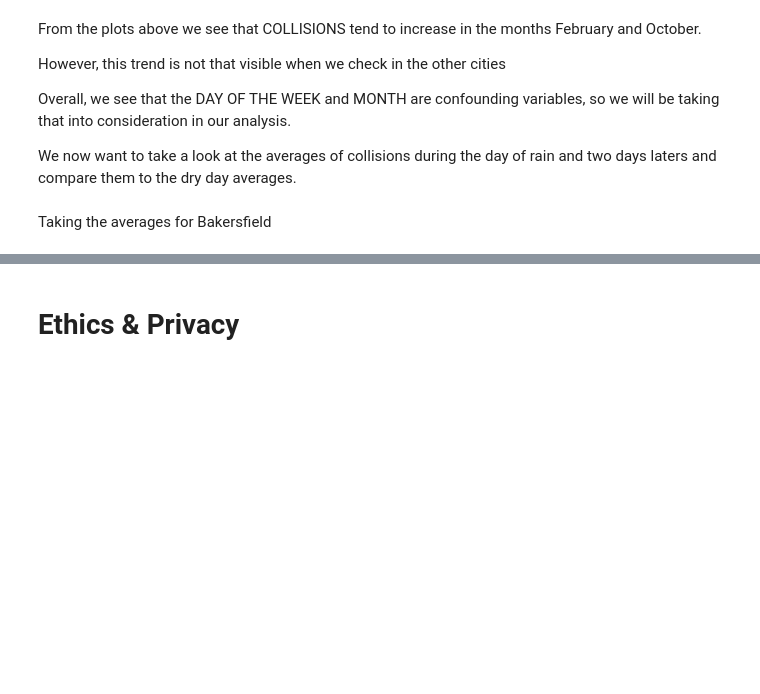
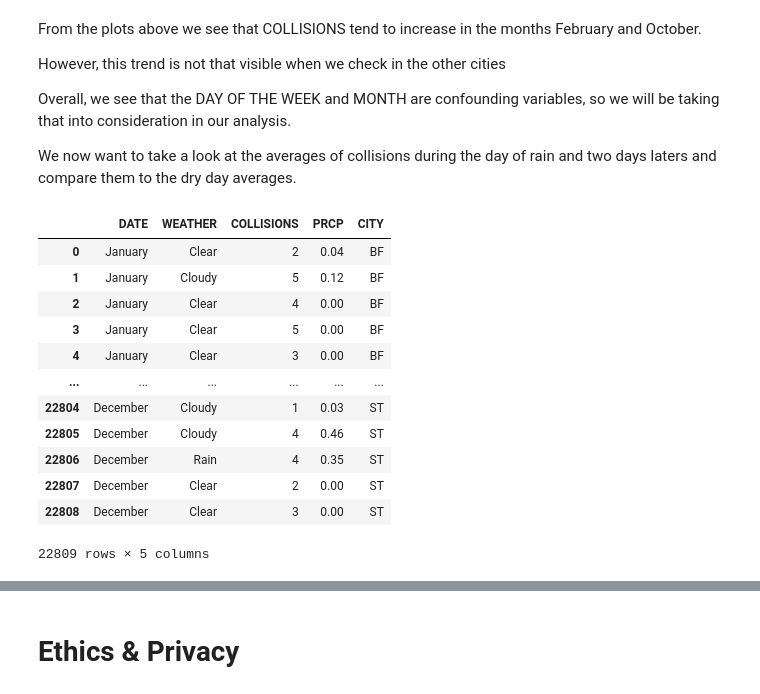
Before and after one commit to DeusSeos/Group007-Wi22-Resume, a Jupyter notebook: FinalProjectGroup007-Wi22.ipynb, the cells around one changed output, grey strips where cells are left out. Cells and saved outputs as stored; diff of their text form; code cells hidden in the pictures; blank space fills up the shorter version.

```diff
--- a/FinalProjectGroup007-Wi22.ipynb
+++ b/FinalProjectGroup007-Wi22.ipynb
@@ -531,2 +521,0 @@ We now want to take a look at the averages of collisions during the day of rain
-# %% [markdown]
-Taking the averages for Bakersfield
@@ -536,0 +522,16 @@ bfMonthAverages
+# %%
+wc_m
+# %% [output]
+|  | DATE | WEATHER | COLLISIONS | PRCP | CITY |
+| 0 | January | Clear | 2 | 0.04 | BF |
+| 1 | January | Cloudy | 5 | 0.12 | BF |
+| 2 | January | Clear | 4 | 0.00 | BF |
+| 3 | January | Clear | 5 | 0.00 | BF |
+| 4 | January | Clear | 3 | 0.00 | BF |
+| ... | ... | ... | ... | ... | ... |
+| 22804 | December | Cloudy | 1 | 0.03 | ST |
+| 22805 | December | Cloudy | 4 | 0.46 | ST |
+| 22806 | December | Rain | 4 | 0.35 | ST |
+| 22807 | December | Clear | 2 | 0.00 | ST |
+| 22808 | December | Clear | 3 | 0.00 | ST |
+22809 rows × 5 columns
```
Also changed, not shown: parts of 18 cells of this notebook, 1 other file.
